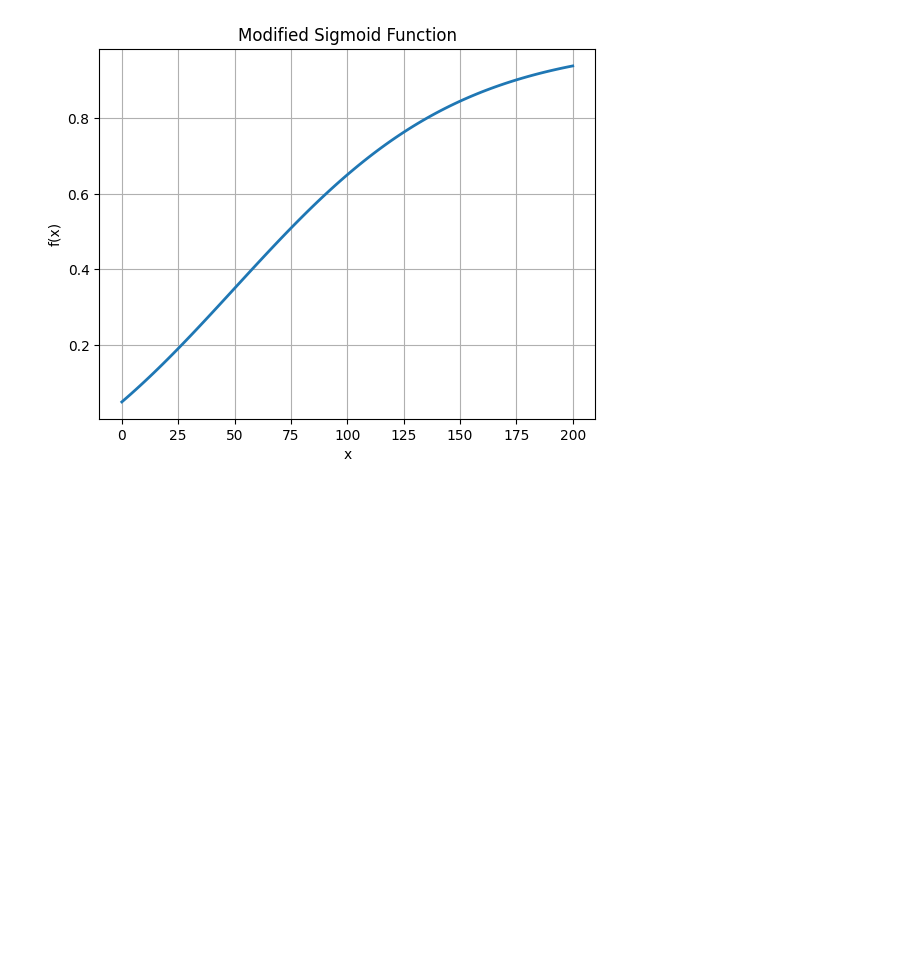
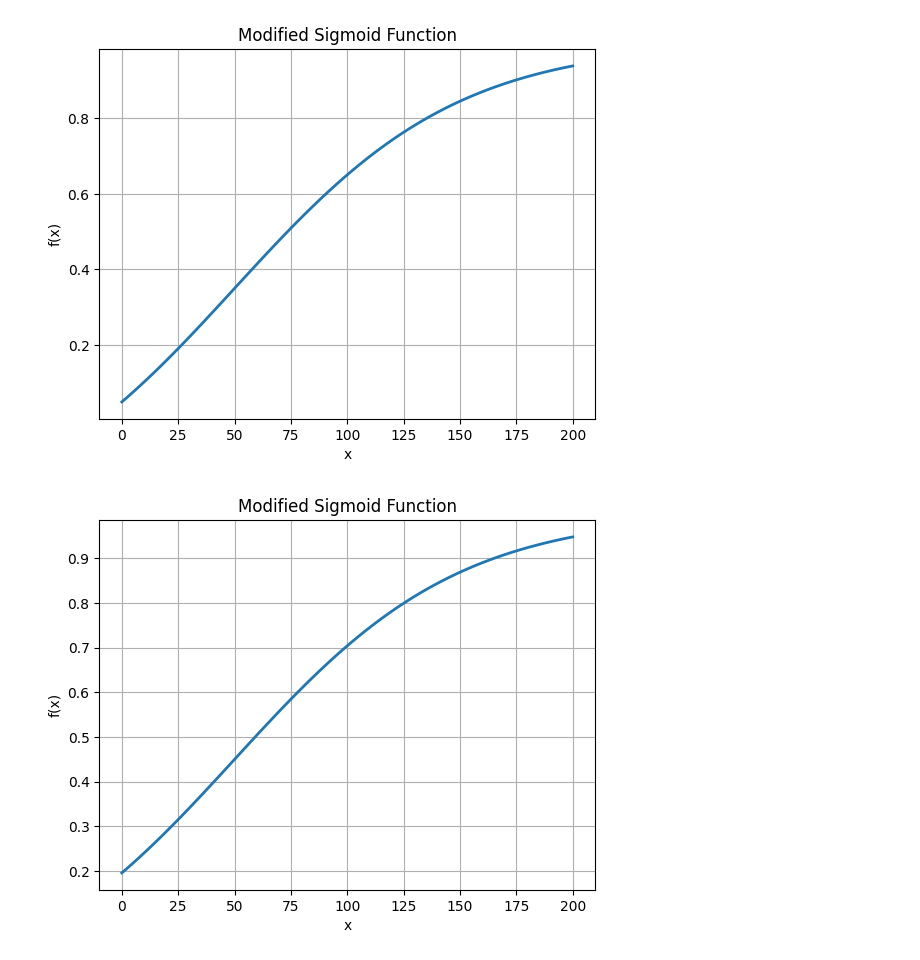
Before and after one commit to aajonaa/jona136, a Jupyter notebook: notebook/curve.ipynb, the cells around one changed output. Drawn from its saved outputs; the diff is of its cells as text; code cells hidden in the pictures; blank space fills up the shorter version.

```diff
--- a/notebook/curve.ipynb
+++ b/notebook/curve.ipynb
@@ -575,3 +575,30 @@ plt.grid(True)
 plt.show()
 # %% [output]
 [figure]
+# %%
+import numpy as np
+import matplotlib.pyplot as plt
+
+# Define parameters
+a = 0.02
+b = 50  # Adjust the starting point
+
+# Generate x values
+x_values = np.linspace(0, 200, 100)
+
+# Calculate corresponding y values for the modified sigmoid-like function
+sigmoid_function = 1 / (1 + np.exp(-a * (x_values - b)))
+
+# Scale and shift the sigmoid function to meet the requirements
+scaled_sigmoid_function = sigmoid_function * 1.1  # Scale to 0.8 for saturation
+shifted_sigmoid_function = scaled_sigmoid_function - 0.1  # Shift to start from (0, 0)
+
+# Plot the modified sigmoid-like function
+plt.plot(x_values, shifted_sigmoid_function, linewidth=2)
+plt.xlabel('x')
+plt.ylabel('f(x)')
+plt.title('Modified Sigmoid Function')
+plt.grid(True)
+plt.show()
+# %% [output]
+[figure, added]
```
Also changed, not shown: 24 other files.
